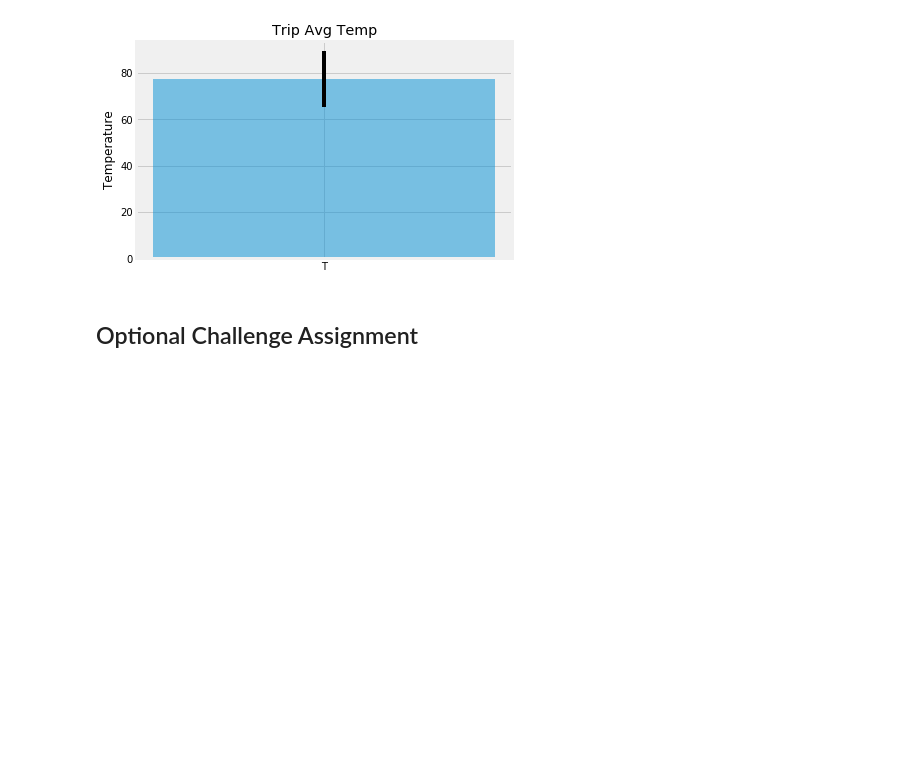
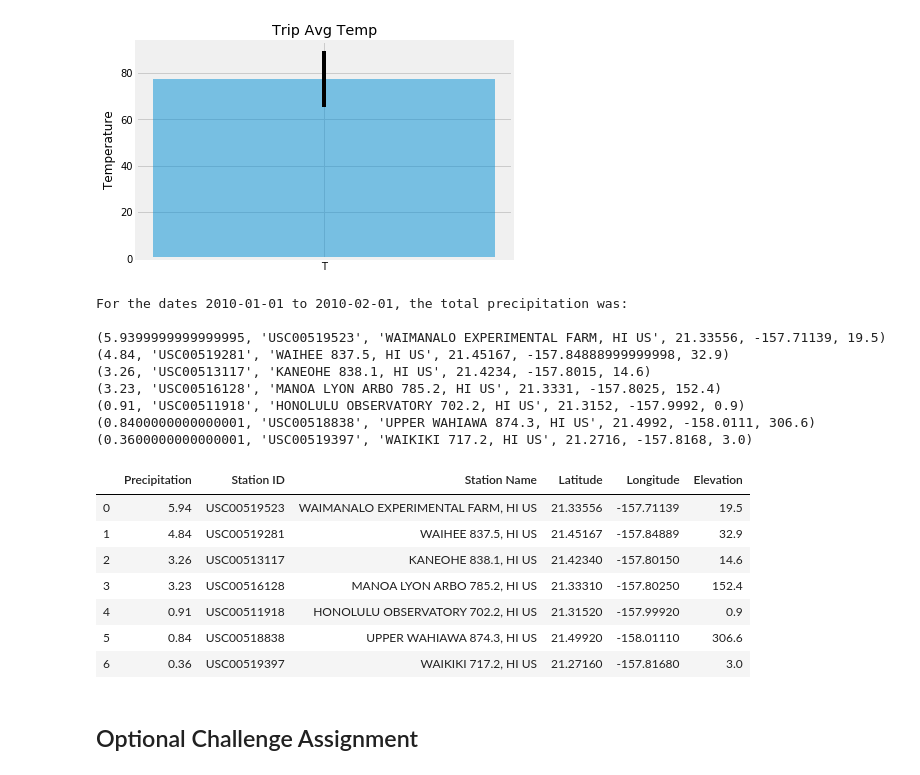
Before and after one commit to magcox5/sqlalchemy-challenge, a Jupyter notebook: Climate_Challenge.ipynb, the cells around one changed output. Saved outputs shown, nothing was run; the diff lists cells and outputs as text; code cells hidden in the pictures; blank space fills up the shorter version.

```diff
--- a/Climate_Challenge.ipynb
+++ b/Climate_Challenge.ipynb
@@ -225,6 +227,41 @@ plt.show()
 # %%
 # Calculate the total amount of rainfall per weather station for your trip dates using the previous year's matching dates.
 # Sort this in descending order by precipitation amount and list the station, name, latitude, longitude, and elevation
+start_date = '2010-01-01'
+end_date = '2010-02-01'
+results = session.query(func.sum(Measurement.prcp), Measurement.station, Station.name, Station.latitude, Station.longitude, Station.elevation).\
+    filter(Measurement.station == Station.station).\
+    filter(Measurement.date >= start_date).\
+    filter(Measurement.date <= end_date).\
+    group_by(Measurement.station).\
+    order_by(func.sum(Measurement.prcp).desc()).all()
+
+print(f'For the dates {start_date} to {end_date}, the total precipitation was: \n')
+for result in results:
+    print(result)
+
+
+total_rainfall_df = pd.DataFrame(results, columns = ['Precipitation', 'Station ID', 'Station Name', 'Latitude', 'Longitude', 'Elevation'])
+
+total_rainfall_df
+# %% [output]
+For the dates 2010-01-01 to 2010-02-01, the total precipitation was:
+
+(5.9399999999999995, 'USC00519523', 'WAIMANALO EXPERIMENTAL FARM, HI US', 21.33556, -157.71139, 19.5)
+(4.84, 'USC00519281', 'WAIHEE 837.5, HI US', 21.45167, -157.84888999999998, 32.9)
+(3.26, 'USC00513117', 'KANEOHE 838.1, HI US', 21.4234, -157.8015, 14.6)
+(3.23, 'USC00516128', 'MANOA LYON ARBO 785.2, HI US', 21.3331, -157.8025, 152.4)
+(0.91, 'USC00511918', 'HONOLULU OBSERVATORY 702.2, HI US', 21.3152, -157.9992, 0.9)
+(0.8400000000000001, 'USC00518838', 'UPPER WAHIAWA 874.3, HI US', 21.4992, -158.0111, 306.6)
+(0.3600000000000001, 'USC00519397', 'WAIKIKI 717.2, HI US', 21.2716, -157.8168, 3.0)
+|  | Precipitation | Station ID | Station Name | Latitude | Longitude | Elevation |
+| 0 | 5.94 | USC00519523 | WAIMANALO EXPERIMENTAL FARM, HI US | 21.33556 | -157.71139 | 19.5 |
+| 1 | 4.84 | USC00519281 | WAIHEE 837.5, HI US | 21.45167 | -157.84889 | 32.9 |
+| 2 | 3.26 | USC00513117 | KANEOHE 838.1, HI US | 21.42340 | -157.80150 | 14.6 |
+| 3 | 3.23 | USC00516128 | MANOA LYON ARBO 785.2, HI US | 21.33310 | -157.80250 | 152.4 |
+| 4 | 0.91 | USC00511918 | HONOLULU OBSERVATORY 702.2, HI US | 21.31520 | -157.99920 | 0.9 |
+| 5 | 0.84 | USC00518838 | UPPER WAHIAWA 874.3, HI US | 21.49920 | -158.01110 | 306.6 |
+| 6 | 0.36 | USC00519397 | WAIKIKI 717.2, HI US | 21.27160 | -157.81680 | 3.0 |
 # %% [markdown]
 ## Optional Challenge Assignment
 # %%
```
Also changed, not shown: parts of 5 cells of this notebook.
